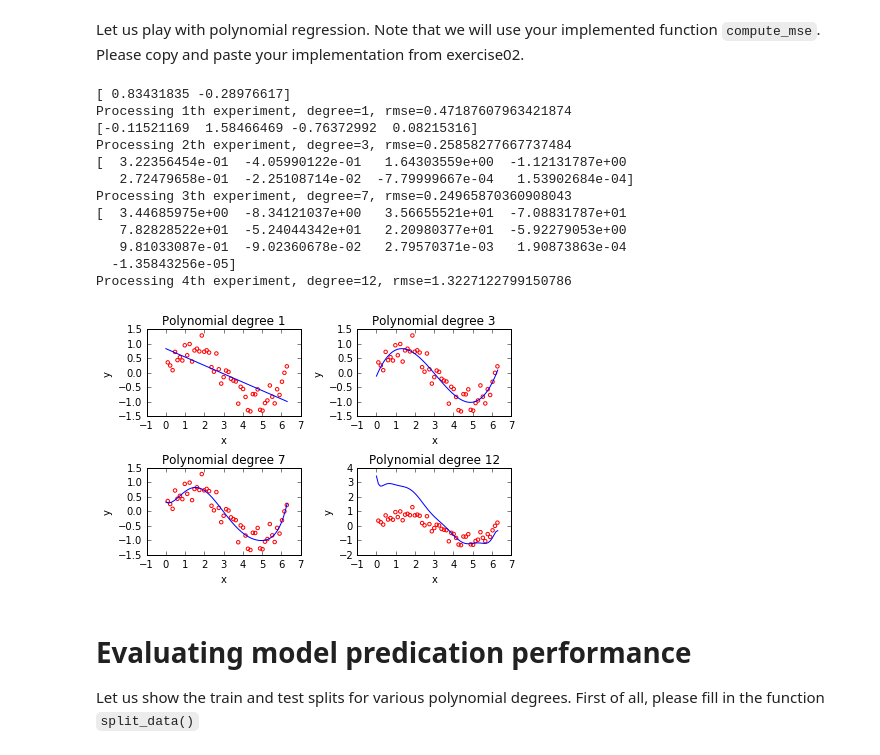
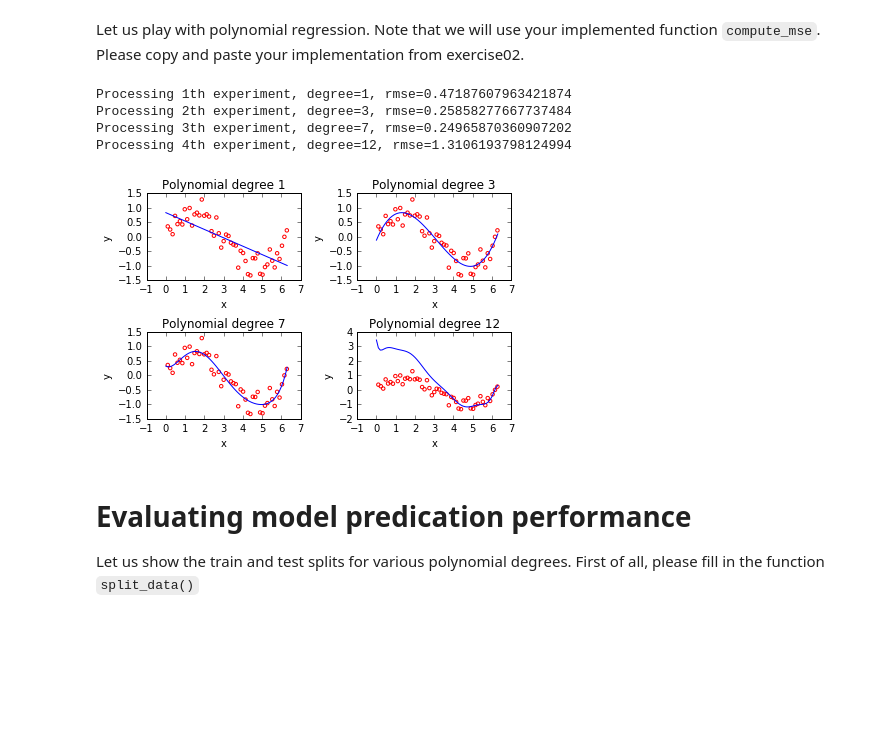
Before and after one commit to jmuth/ML_course, a Jupyter notebook: labs/ex03/template/ex03.ipynb, the cells around one changed output. Saved outputs shown, nothing was run; the diff lists cells and outputs as text; code cells hidden in the pictures; blank space fills up the shorter version.

```diff
--- a/labs/ex03/template/ex03.ipynb
+++ b/labs/ex03/template/ex03.ipynb
@@ -167,46 +167,41 @@ def polynomial_regression():
 
         tx = build_poly(x, degree)
 
+
         # ***************************************************
         # INSERT YOUR CODE HERE
         # least square and calculate rmse: TODO
         # ***************************************************
 
         xx = np.dot(np.matrix.transpose(tx), tx)
         xy = np.dot(np.matrix.transpose(tx), y)
 
         weight = np.dot(np.linalg.inv(xx), xy)
 
-        print(weight)
+        a = np.linalg.inv(tx.T @ tx) @ tx.T
+        weight = a @ y
+
         mse = compute_cost(y, tx, weight)
         rmse = np.sqrt(2*mse)
 
 
         print("Processing {i}th experiment, degree={d}, rmse={loss}".format(
               i=ind + 1, d=degree, loss=rmse))
         # plot fit
         plot_fitted_curve(
             y, x, weight, degree, axs[ind // num_col][ind % num_col])
     plt.tight_layout()
     plt.savefig("visualize_polynomial_regression")
     plt.show()
 
 
 polynomial_regression()
 # %% [output]
-[ 0.83431835 -0.28976617]
 Processing 1th experiment, degree=1, rmse=0.47187607963421874
-[-0.11521169  1.58466469 -0.76372992  0.08215316]
 Processing 2th experiment, degree=3, rmse=0.25858277667737484
-[  3.22356454e-01  -4.05990122e-01   1.64303559e+00  -1.12131787e+00
-   2.72479658e-01  -2.25108714e-02  -7.79999667e-04   1.53902684e-04]
-Processing 3th experiment, degree=7, rmse=0.24965870360908043
-[  3.44685975e+00  -8.34121037e+00   3.56655521e+01  -7.08831787e+01
-   7.82828522e+01  -5.24044342e+01   2.20980377e+01  -5.92279053e+00
-   9.81033087e-01  -9.02360678e-02   2.79570371e-03   1.90873863e-04
-  -1.35843256e-05]
-Processing 4th experiment, degree=12, rmse=1.3227122799150786
+Processing 3th experiment, degree=7, rmse=0.24965870360907202
+Processing 4th experiment, degree=12, rmse=1.3106193798124994
-[figure, old version]
+[figure, new version]
 # %% [markdown]
 # Evaluating model predication performance
 
```
Also changed, not shown: 1 other file.
